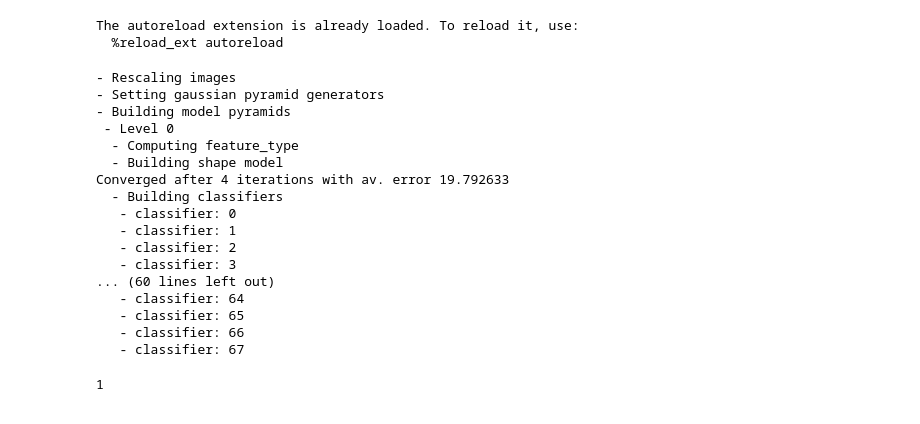
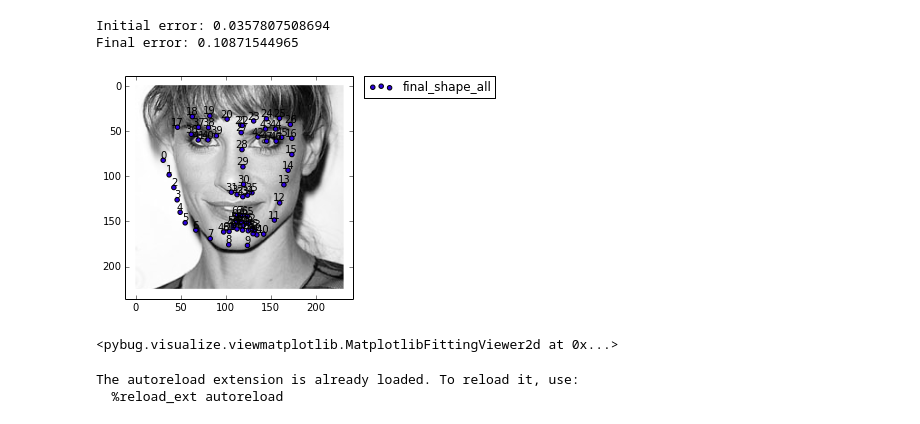
Before and after one commit to jalabort/scrap2, a Jupyter notebook: notebooks/pybug.clm/Untitled1.ipynb, the cells around one changed output. Drawn from its saved outputs; the diff is of its cells as text; code cells hidden in the pictures.

```diff
--- a/notebooks/pybug.clm/Untitled1.ipynb
+++ b/notebooks/pybug.clm/Untitled1.ipynb
@@ -20,54 +83,25 @@ training_images[0].landmarks['PTS'].view()
+# %%
+from pybug.asm.fitter import RlmsASMFitter
+
+asm.classifiers = [asm.classifiers[0]]
+asm.shape_models = [asm.shape_models[0]]
+
+rlms_asm_fitting = RlmsASMFitter(asm, n_shape=[12])
+# %%
+%matplotlib inline
+asm_fitting = rlms_asm_fitting.fit_image(training_images[1], group='PTS', view=True, max_iters=10)
+# %% [output]
+Initial error: 0.0357807508694
+Final error: 0.10871544965
+[figure, added]
+# %%
+%matplotlib qt
+asm_fitting.view()
+# %% [output]
+<pybug.visualize.viewmatplotlib.MatplotlibFittingViewer2d at 0x...>
 # %%
 %load_ext autoreload
 %autoreload 2
 # %% [output]
 The autoreload extension is already loaded. To reload it, use:
   %reload_ext autoreload
-# %%
-from sklearn import svm
-from sklearn import linear_model
-from pybug.asm.base import asm_builder
-
-def hog_closure(image):
-    return image.features.hog(window_step_horizontal=4, window_step_vertical=4)
-
-def classifier_closure(X, y):
-    clf = linear_model.LogisticRegression(class_weight='auto')
-    clf.fit(X, y)
-    return clf
-
-build_options = {'group': 'PTS',
-                 'label': 'all',
-                 'interpolator': 'scipy',
-                 'diagonal_range': None,
-                 'patch_size': (16, 16),
-                 'n_levels': 1,
-                 'downscale': 2,
-                 'scaled': True,
-                 'feature_type': hog_closure ,
-                 'classifier_type': classifier_closure,
-                 'max_shape_components': 25}
-# build aam
-asm = asm_builder(training_images, **build_options)
-# %% [output]
-- Rescaling images
-- Setting gaussian pyramid generators
-- Building model pyramids
- - Level 0
-  - Computing feature_type
-  - Building shape model
-Converged after 4 iterations with av. error 19.792633
-  - Building classifiers
-   - classifier: 0
-   - classifier: 1
-   - classifier: 2
-   - classifier: 3
-... (60 lines left out)
-   - classifier: 64
-   - classifier: 65
-   - classifier: 66
-   - classifier: 67
-# %%
-len(asm.classifiers)
-# %% [output]
-1
```
Also changed, not shown: parts of 8 cells of this notebook, 1 other file.
